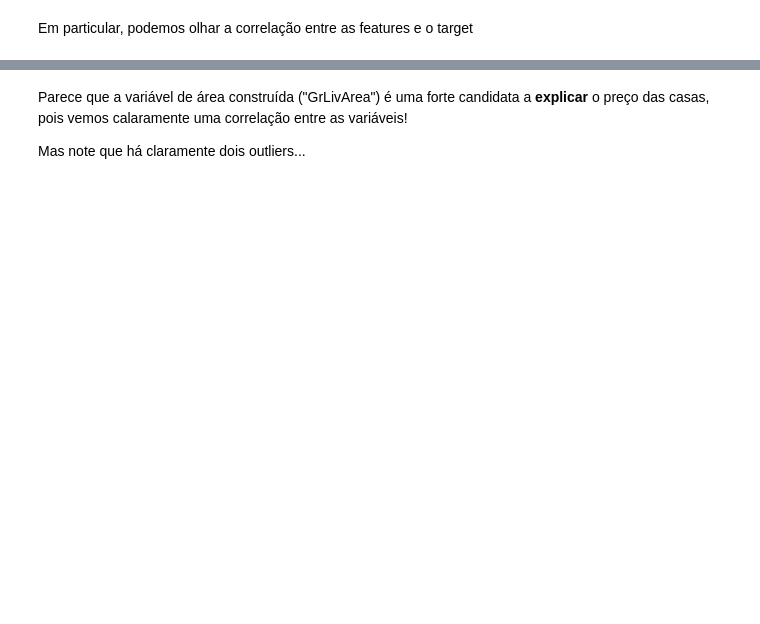
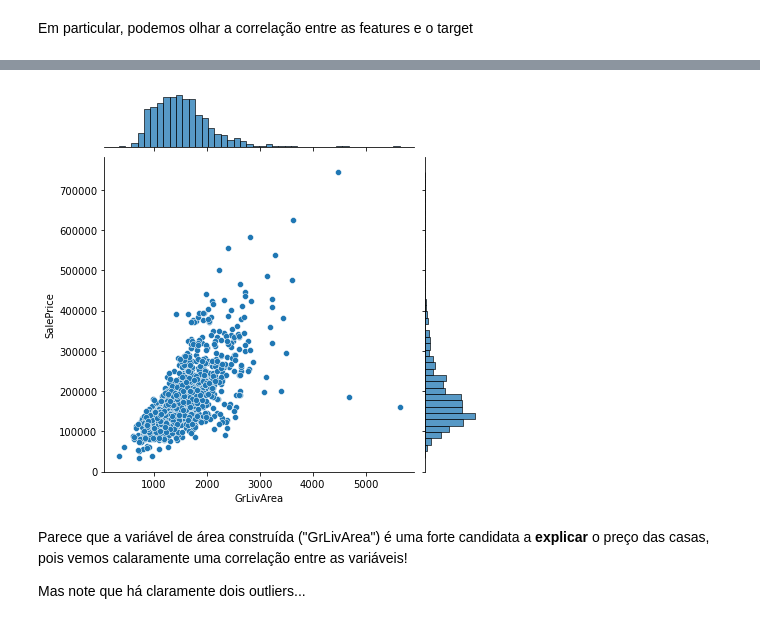
Before and after one commit to GabrielAsato/Curso_DS_Degree, a Jupyter notebook: Módulo 8 - Estatística II/Aula 3 - regressão linear e outros fundamentos.ipynb, the cells around one changed output, grey strips where cells are left out. Cells and saved outputs as stored; diff of their text form; code cells hidden in the pictures; blank space fills up the shorter version.

```diff
--- a/Módulo 8 - Estatística II/Aula 3 - regressão linear e outros fundamentos.ipynb
+++ b/Módulo 8 - Estatística II/Aula 3 - regressão linear e outros fundamentos.ipynb
@@ -58,3 +192,7 @@ Em particular, podemos olhar a correlação entre as features e o target
+# %%
+sns.jointplot(x = X_train["GrLivArea"], y = y_train);
+# %% [output]
+[figure, added]
 # %% [markdown]
 Parece que a variável de área construída ("GrLivArea") é uma forte candidata a **explicar** o preço das casas, pois vemos calaramente uma correlação entre as variáveis!
 
```
Also changed, not shown: parts of 28 cells of this notebook, 3 other files.
